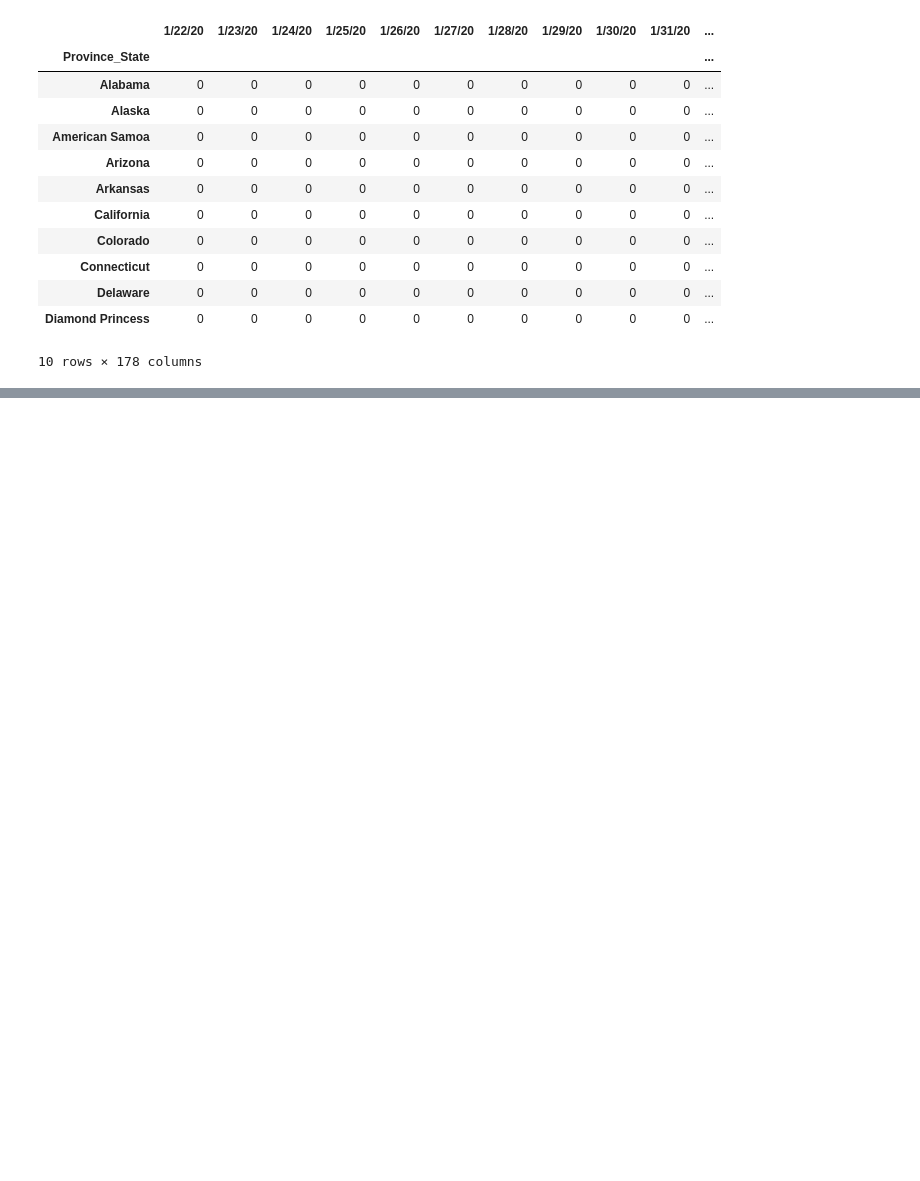
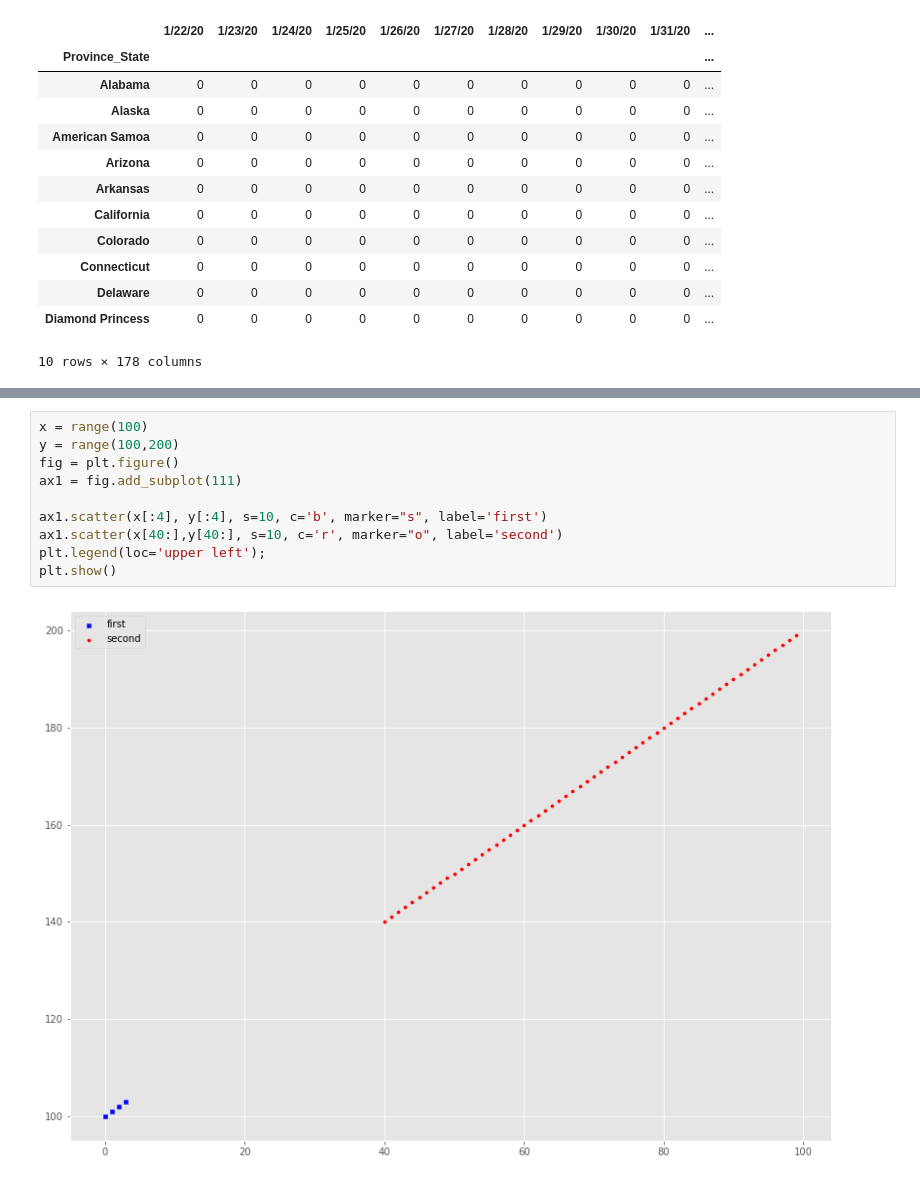
Before and after one commit to wrighhj/Group_2_Project_1, a Jupyter notebook: CovidProject.ipynb, the cells around one changed output, grey strips where cells are left out. Saved outputs shown, nothing was run; the diff lists cells and outputs as text; blank space fills up the shorter version.

```diff
--- a/CovidProject.ipynb
+++ b/CovidProject.ipynb
@@ -74,0 +150,12 @@ jh_pivot.head(10)
+# %%
+x = range(100)
+y = range(100,200)
+fig = plt.figure()
+ax1 = fig.add_subplot(111)
+
+ax1.scatter(x[:4], y[:4], s=10, c='b', marker="s", label='first')
+ax1.scatter(x[40:],y[40:], s=10, c='r', marker="o", label='second')
+plt.legend(loc='upper left');
+plt.show()
+# %% [output]
+[figure, added]
```
Also changed, not shown: parts of 9 cells of this notebook, 1 other file.
